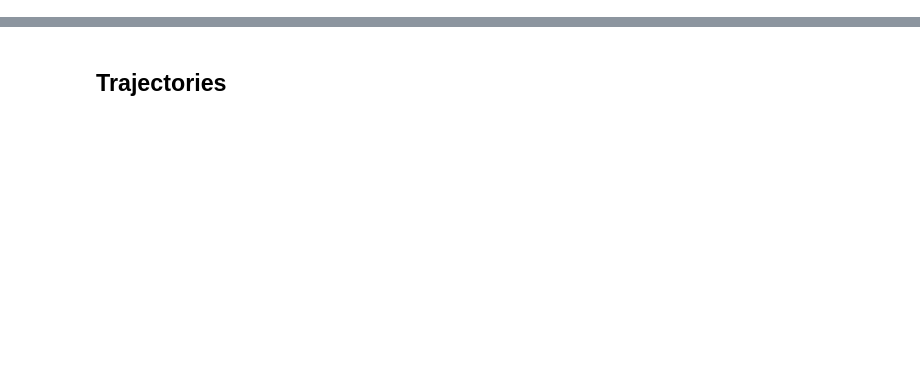
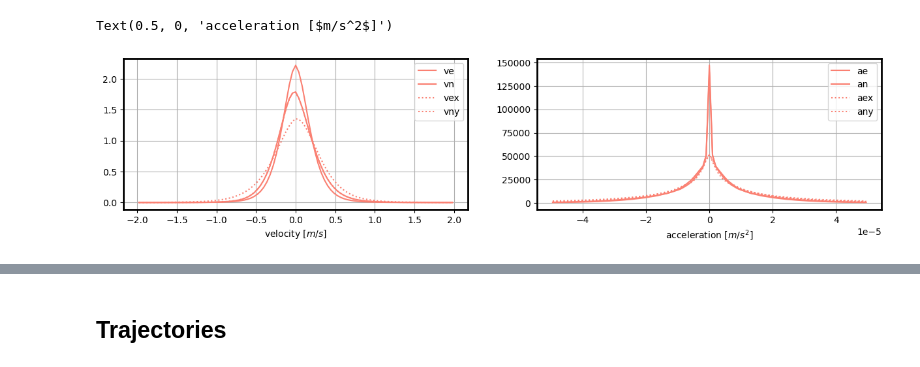
Before and after one commit to margot-demol/PhD, a Jupyter notebook: GDP/diag_velocity_acceleration.ipynb, the cells around one changed output, grey strips where cells are left out. Cells and saved outputs as stored; diff of their text form; code cells hidden in the pictures; blank space fills up the shorter version.

```diff
--- a/GDP/diag_velocity_acceleration.ipynb
+++ b/GDP/diag_velocity_acceleration.ipynb
@@ -65,3 +67,3 @@ parquet_gps = os.path.join(root_dir, "gps_av_time.parquet")
 # %%
 df_gps = dd.read_parquet(parquet_gps).persist()
-#df_argos = dd.read_parquet(parquet_argos).persist()
+df_argos = dd.read_parquet(parquet_argos).persist()
@@ -88,0 +153,19 @@ df_gps.tail()
+# %%
+fig, axs = plt.subplots(1, 2, figsize=(15,3))
+axs=axs.flatten()
+plot_histogram(df_argos['ve'], axs[0], color = 'salmon', label = 've')
+plot_histogram(df_argos['vn'], axs[0], color = 'salmon', label = 'vn')
+plot_histogram(df_argos['vex'], axs[0], color = 'salmon', label = 'vex', ls = ':')
+plot_histogram(df_argos['vny'], axs[0], color = 'salmon', label = 'vny', ls = ':')
+plot_histogram(df_argos['ae'], axs[1], bins =np.linspace(-5*1e-5, 5*1e-5, 100), color = 'salmon', label = 'ae')
+plot_histogram(df_argos['an'], axs[1], bins =np.linspace(-5*1e-5, 5*1e-5, 100), color ='salmon', label = 'an')
+plot_histogram(df_argos['aex'], axs[1], bins =np.linspace(-5*1e-5, 5*1e-5, 100), color = 'salmon', label = 'aex', ls = ':')
+plot_histogram(df_argos['any'], axs[1], bins =np.linspace(-5*1e-5, 5*1e-5, 100), color ='salmon', label = 'any', ls = ':')
+for ax in axs :
+    ax.grid()
+    ax.legend()
+axs[0].set_xlabel(r'velocity [$m/s$]')
+axs[1].set_xlabel(r'acceleration [$m/s^2$]')
+# %% [output]
+Text(0.5, 0, 'acceleration [$m/s^2$]')
+[figure, added]
```
Also changed, not shown: parts of 33 cells of this notebook, 1 other file.
